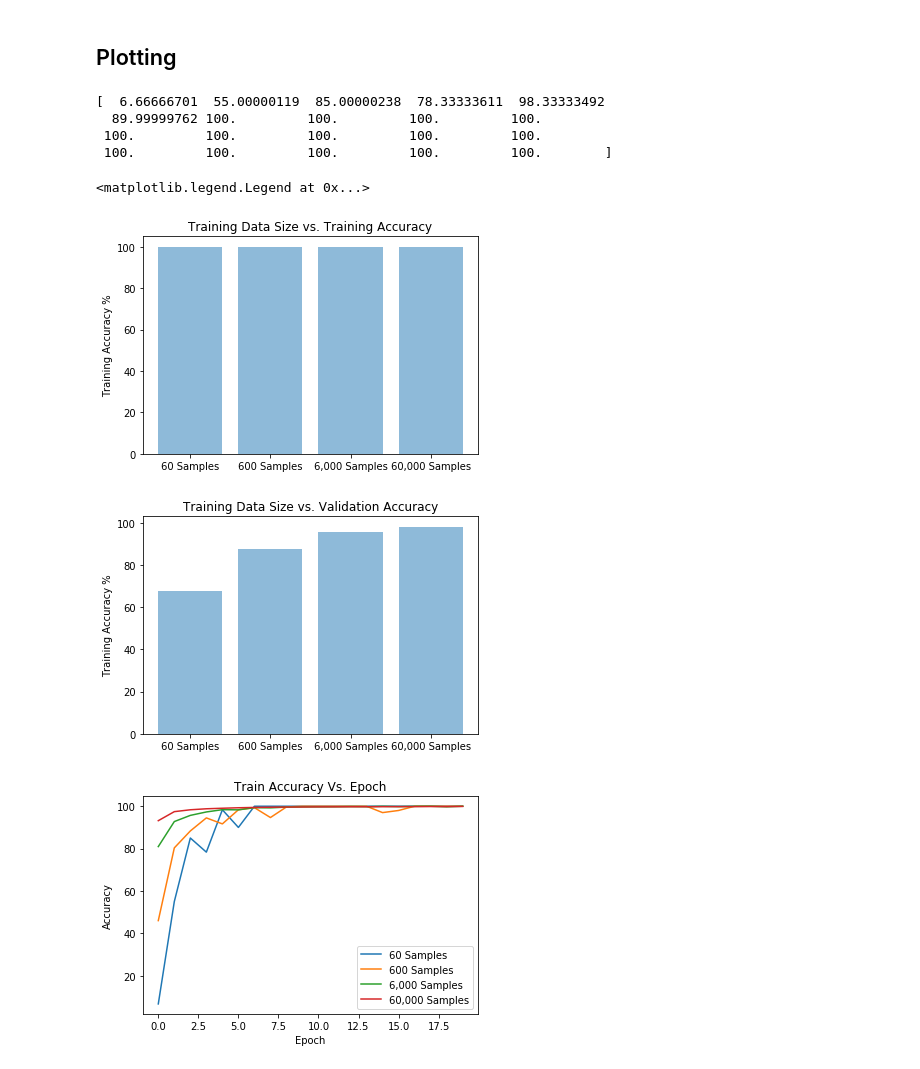
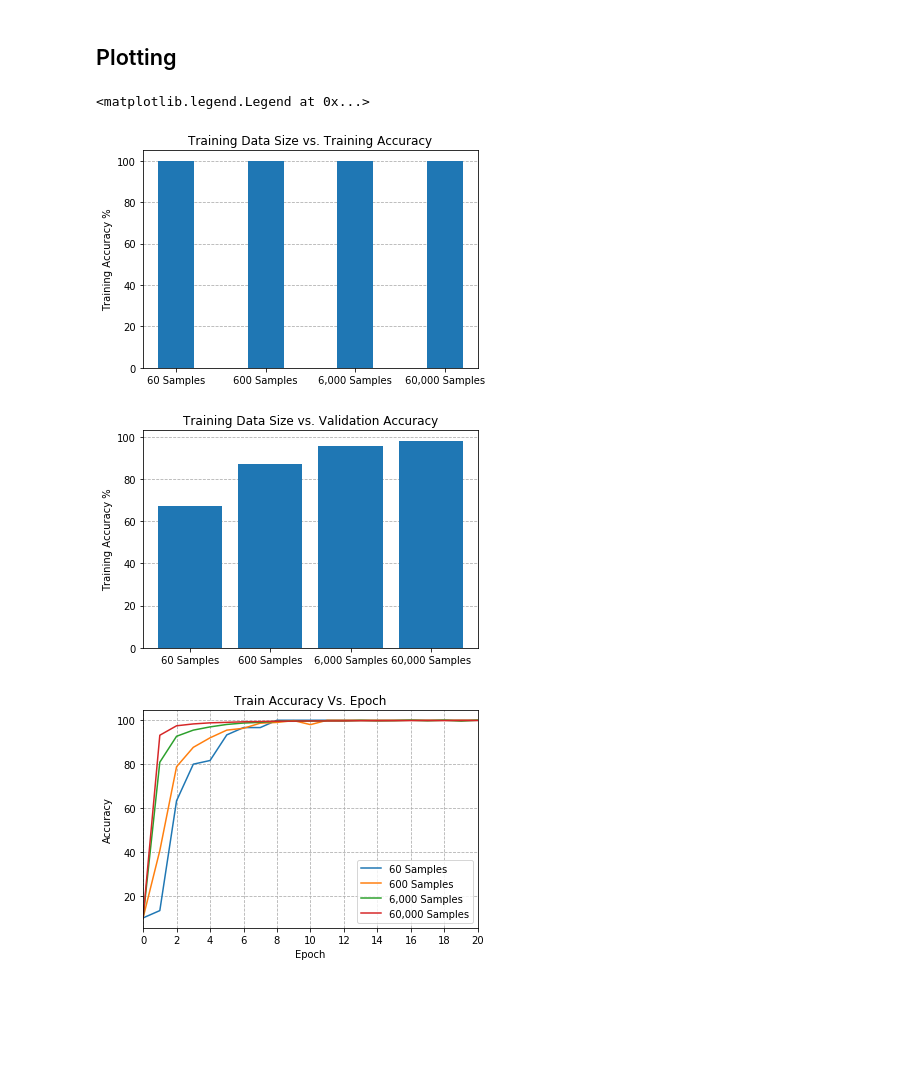
Before and after one commit to rknightly/neural-mnist, a Jupyter notebook: Train Size MNIST MLP.ipynb, the cells around one changed output. Drawn from its saved outputs; the diff is of its cells as text; code cells hidden in the pictures; blank space fills up the shorter version.

Commit message:
Start accuracy at 10 percent, add grid lines

```diff
--- a/Train Size MNIST MLP.ipynb
+++ b/Train Size MNIST MLP.ipynb
@@ -84,10 +84,12 @@ def test_model(sample_count):
     score = model.evaluate(x_test, y_test, verbose=0)
     print('Test loss:', score[0])
     print('Test accuracy:', score[1])
-    print(training.history)
     training.history['acc'] = 100.0 * np.array(training.history['acc']) # Convert to percent
     training.history['val_acc'] = 100.0 * np.array(training.history['val_acc']) # Convert to percent
-    print(training.history)
+
+    # Start the accuracy at 10% before training started
+    training.history['acc'] = np.insert(training.history['acc'], 0, 10.0)
+    training.history['val_acc'] = np.insert(training.history['val_acc'], 0, 10.0)
 
     return training
 # %%
@@ -116,70 +118,56 @@ Trainable params: 669,706
 # %% [markdown]
 ## Plotting
 # %%
+histories = [sixty.history, six_hundred.history, six_thousand.history, sixty_thousand.history]
+
+# Bar Graphs
 plt.figure(0)
 plt.title('Training Data Size vs. Training Accuracy')
 plt.ylabel('Training Accuracy %')
+plt.grid(axis='y', linestyle='dashed')
+bar_titles = ('60 Samples', '600 Samples', '6,000 Samples', '60,000 Samples')
+accuracy = [history['acc'][-1] for history in histories]
+x_nums = np.arange(len(bar_titles))
+plt.bar(x_nums, accuracy, align='center')
 
-bar_titles = ('60 Samples', '600 Samples', '6,000 Samples', '60,000 Samples')
-accuracy = [sixty.history['acc'][-1],
-            six_hundred.history['acc'][-1],
-            six_thousand.history['acc'][-1],
-            sixty_thousand.history['acc'][-1]]
-
-x_nums = np.arange(len(bar_titles))
-plt.bar(x_nums, accuracy, align='center', alpha=0.5)
 plt.xticks(x_nums, bar_titles)
 
 plt.figure(1)
 plt.title('Training Data Size vs. Validation Accuracy')
 plt.ylabel('Training Accuracy %')
-
+plt.grid(axis='y', linestyle='dashed')
 bar_titles = ('60 Samples', '600 Samples', '6,000 Samples', '60,000 Samples')
-accuracy = [sixty.history['val_acc'][-1],
-            six_hundred.history['val_acc'][-1],
-            six_thousand.history['val_acc'][-1],
-            sixty_thousand.history['val_acc'][-1]]
-
+accuracy = [history['val_acc'][-1] for history in histories]
 x_nums = np.arange(len(bar_titles))
-plt.bar(x_nums, accuracy, align='center', alpha=0.5)
+plt.bar(x_nums, accuracy, align='center')
 plt.xticks(x_nums, bar_titles)
 
-
-# plt.title("Training Data Size vs. Training Accuracy")
-# plt.xlabel('Training Data Size')
-# plt.ylabel('Training Accuracy %')
-# x = [600, 6000, 60000]
-# y = [six_hundred.history['acc'][-1], six_thousand.history['acc'][-1], sixty_thousand.history['acc'][-1]]
-# plt.bar(x, y, width=100)
+# Line graphs
+x_data = np.arange(0, epochs+1)
 
 plt.figure(2)
 plt.title("Train Accuracy Vs. Epoch")
 plt.ylabel('Accuracy')
 plt.xlabel('Epoch')
-# summarize history for accuracy
-plt.plot(sixty.history['acc'])
-print(sixty.history['acc'])
-plt.plot(six_hundred.history['acc'])
-plt.plot(six_thousand.history['acc'])
-plt.plot(sixty_thousand.history['acc'])
+plt.grid(linestyle='dashed')
+plt.xlim(1, epochs)
+plt.xticks(np.arange(0, epochs+1, step=2.0))
+for history in histories:
+    plt.plot(x_data, history['acc'])
 plt.legend(['60 Samples', '600 Samples', '6,000 Samples', '60,000 Samples'], loc='lower right')
 
 plt.figure(3)
 plt.title("Validation Accuracy Vs. Epoch")
 plt.ylabel('Accuracy')
 plt.xlabel('Epoch')
-# summarize history for accuracy
-plt.plot(sixty.history['val_acc'])
-plt.plot(six_hundred.history['val_acc'])
-plt.plot(six_thousand.history['val_acc'])
-plt.plot(sixty_thousand.history['val_acc'])
+plt.grid(linestyle='dashed')
+plt.xlim(1, epochs)
+plt.xticks(np.arange(0, epochs+1, step=2.0))
+for history in histories:
+    plt.plot(x_data, history['val_acc'])
 plt.legend(['60 Samples', '600 Samples', '6,000 Samples', '60,000 Samples'], loc='lower right')
 # %% [output]
-[  6.66666701  55.00000119  85.00000238  78.33333611  98.33333492
-  89.99999762 100.         100.         100.         100.
- 100.         100.         100.         100.         100.
- 100.         100.         100.         100.         100.        ]
+<matplotlib.legend.Legend at 0x...>
-<matplotlib.legend.Legend at 0x...>
-[figure, old version]
+[figure, new version]
-[figure, old version]
+[figure, new version]
-[figure, old version]
+[figure, new version]
```
Also changed, not shown: parts of 2 cells of this notebook.
